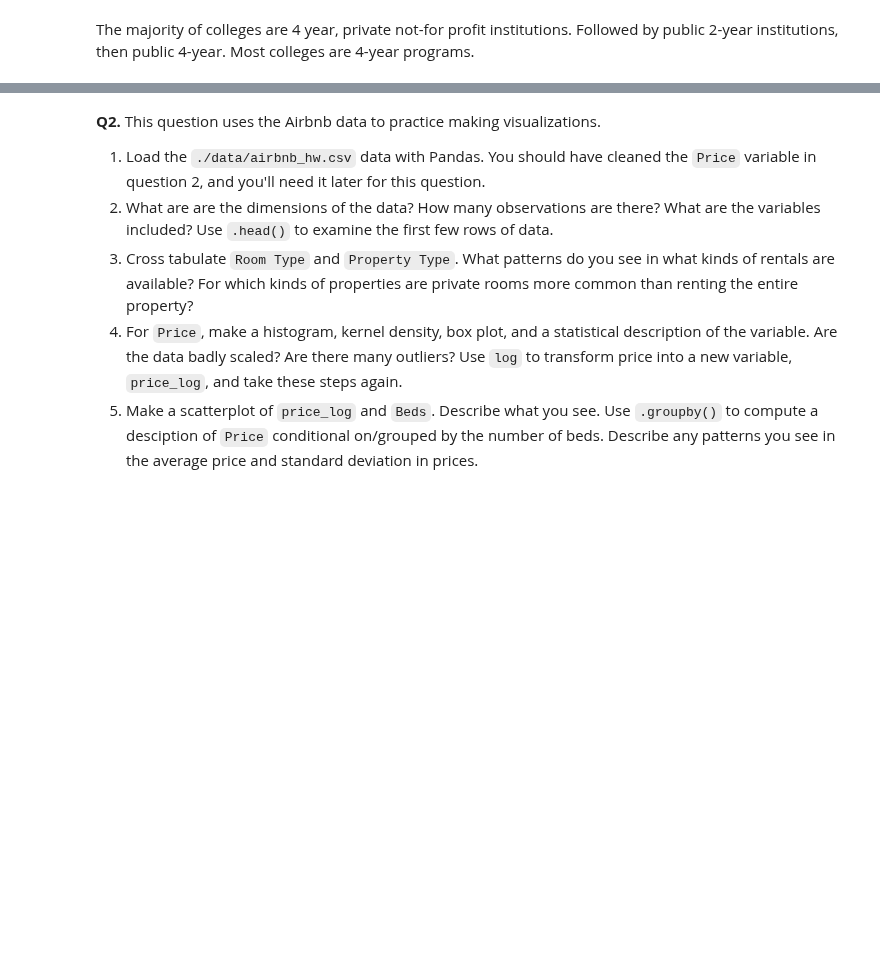
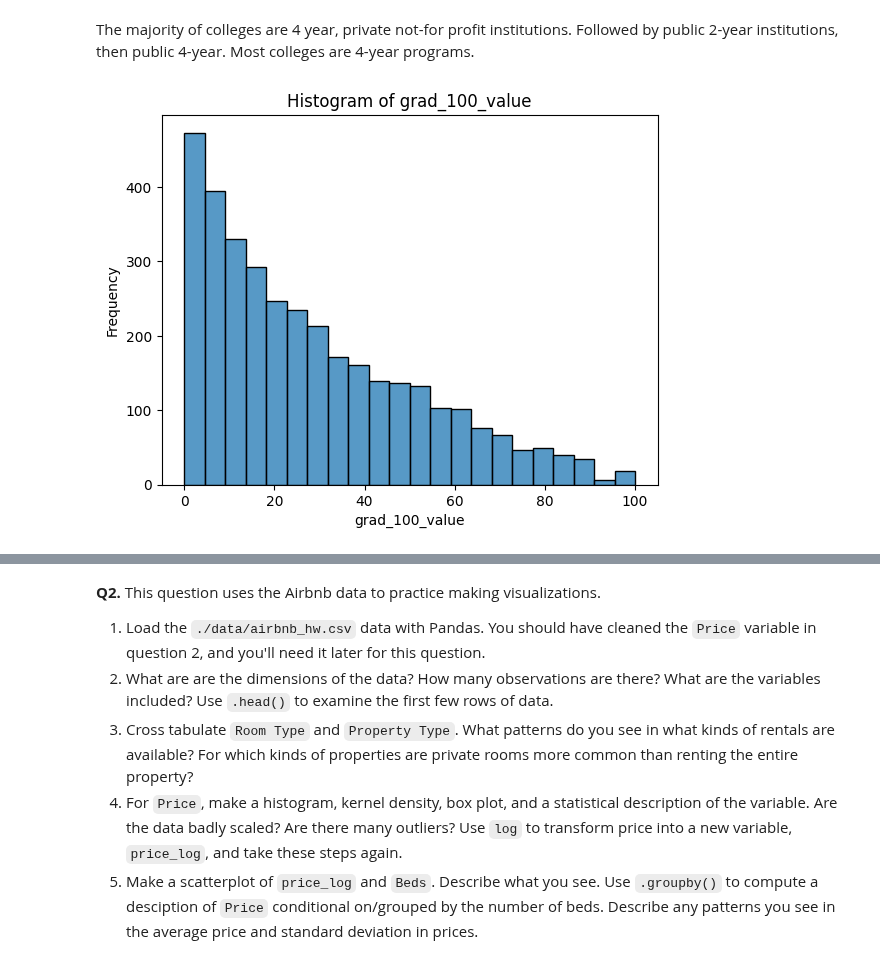
Before and after one commit to natalieassaad/visualization, a Jupyter notebook: assignment/assignment.ipynb, the cells around one changed output, grey strips where cells are left out. Saved outputs shown, nothing was run; the diff lists cells and outputs as text; code cells hidden in the pictures; blank space fills up the shorter version.

```diff
--- a/assignment/assignment.ipynb
+++ b/assignment/assignment.ipynb
@@ -55,3 +55,11 @@ pd.crosstab(df['level'], df['control'])
 The majority of colleges are 4 year, private not-for profit institutions. Followed by public 2-year institutions, then public 4-year. Most colleges are 4-year programs.
 # %%
 # 4. For grad_100_value, create a histogram, kernel density plot, boxplot, and statistical description.
+
+sns.histplot(df['grad_100_value'])
+plt.xlabel('grad_100_value')
+plt.ylabel('Frequency')
+plt.title('Histogram of grad_100_value')
+plt.show()
+# %% [output]
+[figure, added]
```
Also changed, not shown: parts of 3 cells of this notebook.
